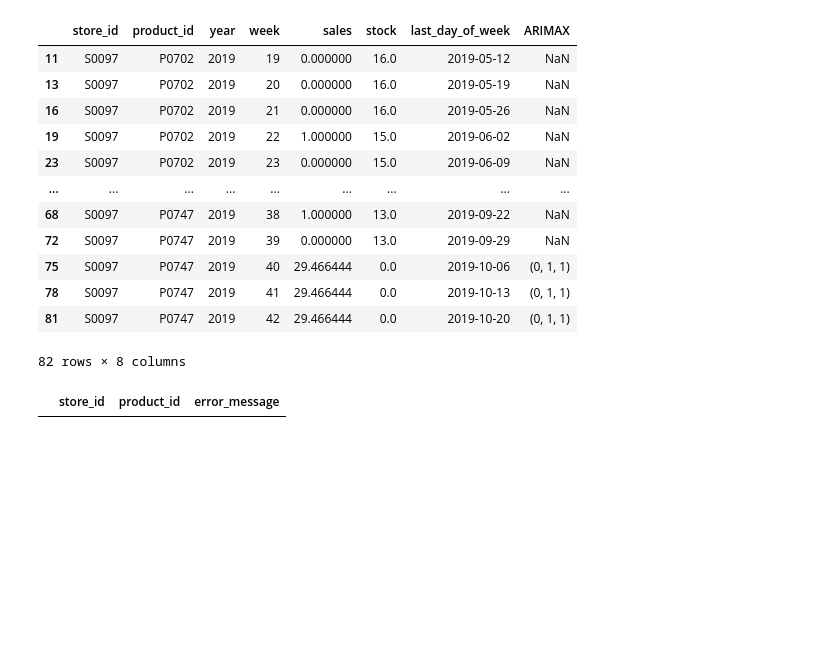
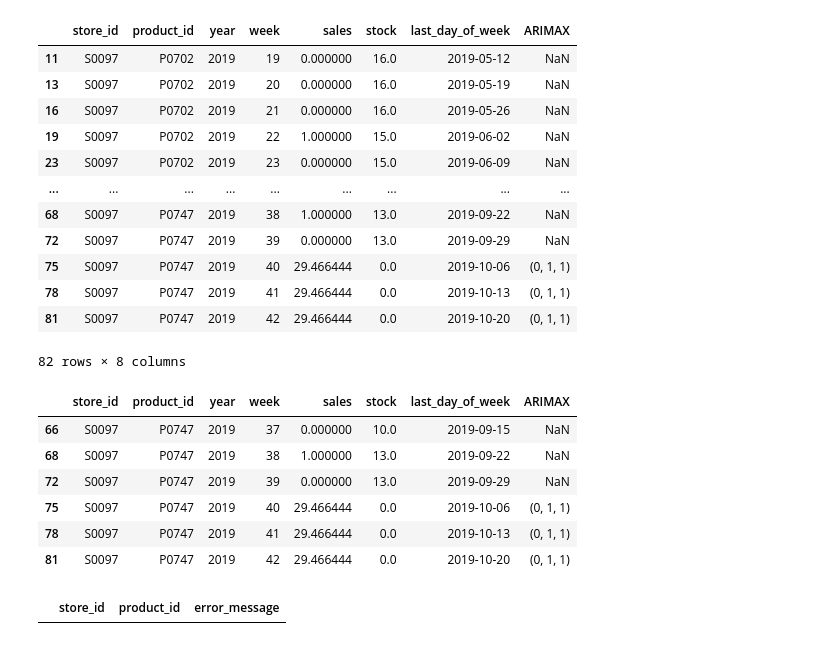
Before and after one commit to yurimfreitas/ProjectII, a Jupyter notebook: 5.3.1-Arimax_by_Yuri_last_6_month.ipynb, the cells around one changed output. Saved outputs shown, nothing was run; the diff lists cells and outputs as text; code cells hidden in the pictures; blank space fills up the shorter version.

```diff
--- a/5.3.1-Arimax_by_Yuri_last_6_month.ipynb
+++ b/5.3.1-Arimax_by_Yuri_last_6_month.ipynb
@@ -222,6 +222,16 @@ df_final
 | 78 | S0097 | P0747 | 2019 | 41 | 29.466444 | 0.0 | 2019-10-13 | (0, 1, 1) |
 | 81 | S0097 | P0747 | 2019 | 42 | 29.466444 | 0.0 | 2019-10-20 | (0, 1, 1) |
 82 rows × 8 columns
+# %%
+df_final.tail(6)
+# %% [output]
+|  | store_id | product_id | year | week | sales | stock | last_day_of_week | ARIMAX |
+| 66 | S0097 | P0747 | 2019 | 37 | 0.000000 | 10.0 | 2019-09-15 | NaN |
+| 68 | S0097 | P0747 | 2019 | 38 | 1.000000 | 13.0 | 2019-09-22 | NaN |
+| 72 | S0097 | P0747 | 2019 | 39 | 0.000000 | 13.0 | 2019-09-29 | NaN |
+| 75 | S0097 | P0747 | 2019 | 40 | 29.466444 | 0.0 | 2019-10-06 | (0, 1, 1) |
+| 78 | S0097 | P0747 | 2019 | 41 | 29.466444 | 0.0 | 2019-10-13 | (0, 1, 1) |
+| 81 | S0097 | P0747 | 2019 | 42 | 29.466444 | 0.0 | 2019-10-20 | (0, 1, 1) |
 # %%
 df_product_error
 # %% [output]
```
